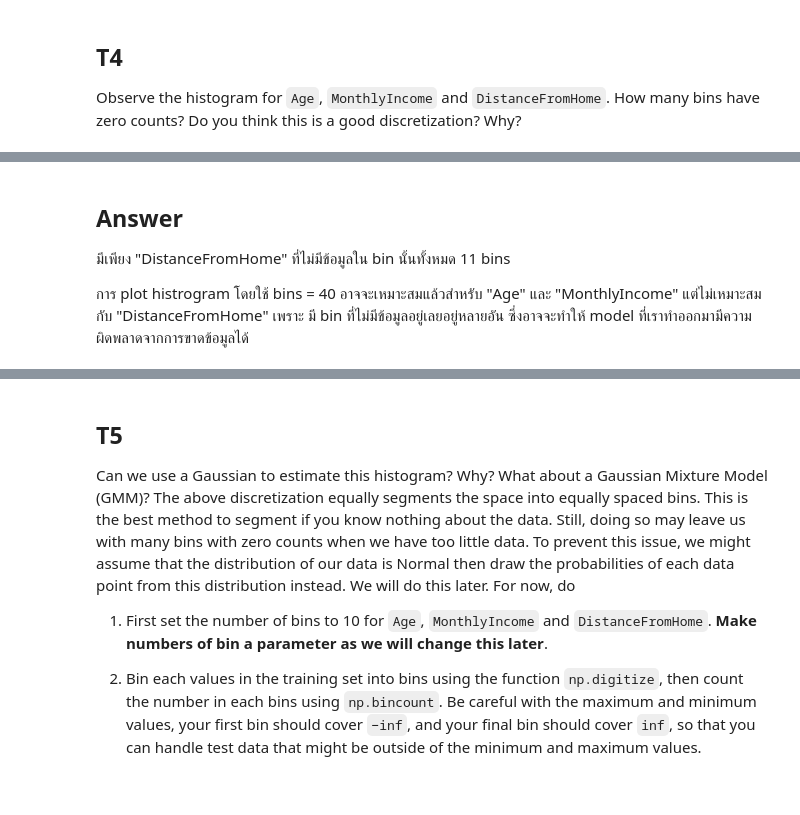
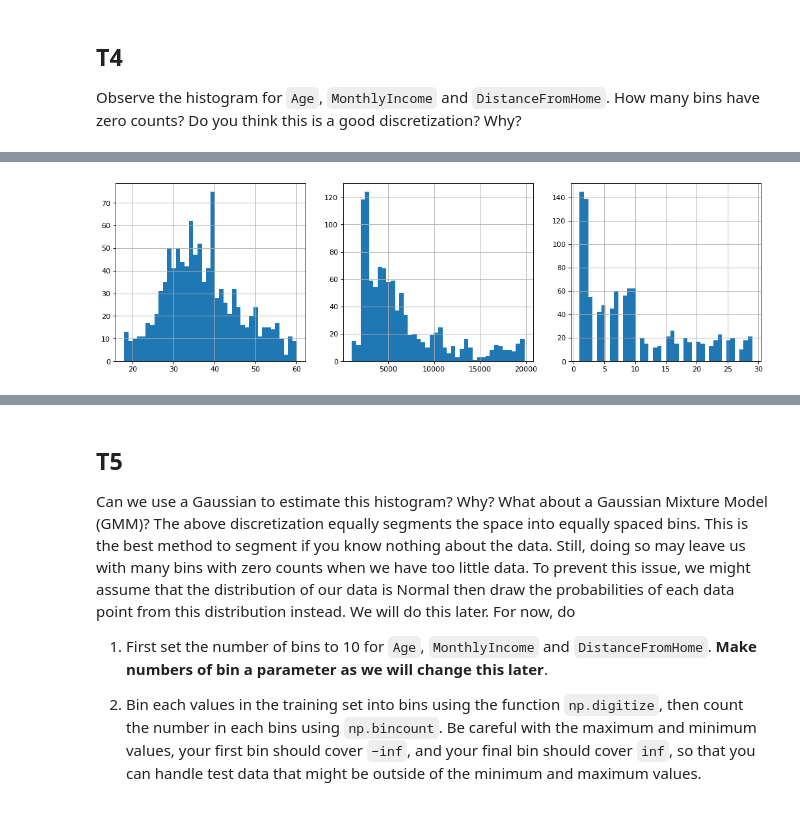
Before and after one commit to saenyakorn/2110573-PATT-RECOG, a Jupyter notebook: HW/HW02/HW02_Saenyakorn_Siangsanoh.ipynb, the cells around one changed output, grey strips where cells are left out. Drawn from its saved outputs; the diff is of its cells as text; code cells hidden in the pictures.

````diff
--- a/HW/HW02/HW02_Saenyakorn_Siangsanoh.ipynb
+++ b/HW/HW02/HW02_Saenyakorn_Siangsanoh.ipynb
@@ -218,13 +219,13 @@ plt.show()
 ```
 # %%
 # Gather training data
-data_url = "./hr-employee-attrition-with-null.csv"
+data_url = "https://raw.githubusercontent.com/ekapolc/pattern_2022/main/HW/HW02/hr-employee-attrition-with-null.csv"
 all_data = pd.read_csv(data_url)
 # %%
 # Convert to codes
 all_data.loc[all_data["Attrition"] == "Yes", "Attrition"] = 1.0
 all_data.loc[all_data["Attrition"] == "No", "Attrition"] = 0.0
-for col in all_data.columns:
+for col in ["Education", "EnvironmentSatisfaction", "JobInvolvement", "JobSatisfaction", "PerformanceRating", "RelationshipSatisfaction", "WorkLifeBalance"]:
   all_data[col] = pd.Categorical(all_data[col]).codes
 # %%
 # Drop unnecessary columns
@@ -275,0 +233,7 @@ test_data.describe()
+# %%
+# Separate data into training and testing
+X_train, X_test, y_train, y_test = train_test_split(all_data, all_data["Attrition"], test_size=0.1, random_state=42, stratify=all_data["Attrition"])
+print("X_train: ", X_train.shape)
+print("X_test: ", X_test.shape)
+print("y_train: ", y_train.shape)
+print("y_test: ", y_test.shape)
@@ -279,18 +248,3 @@ test_data.describe()
 Observe the histogram for `Age`, `MonthlyIncome` and `DistanceFromHome`.
 How many bins have zero counts? Do you think this is a good discretization?
 Why?
-# %%
-bins = 40
-cols = ["Age", "MonthlyIncome", "DistanceFromHome"]
-for i in range(len(cols)):
-  col = cols[i]
-  # remove NaN values
-  is_nan = np.isnan(train_data[col])
-  filtered_train_data = train_data[~is_nan]
-  d = filtered_train_data[col].values
-  hist, bin_edge = np.histogram(d, bins=bins)
-  bins_zero_count = np.count_nonzero(hist == 0)
-  print(col, "bins zero count: ", bins_zero_count)
-  plt.subplot(len(cols), 1, i+1)
-  plt.fill_between(bin_edge.repeat(2)[1:-1], hist.repeat(2), facecolor='blue', alpha=0.7)
-plt.show()
@@ -302,6 +251,10 @@ DistanceFromHome bins zero count:  11
-# %% [markdown]
-## Answer
-
-มีเพียง "DistanceFromHome" ที่ไม่มีข้อมูลใน bin นั้นทั้งหมด 11 bins
-
-การ plot histrogram โดยใช้ bins = 40 อาจจะเหมาะสมแล้วสำหรับ "Age" และ "MonthlyIncome" แต่ไม่เหมาะสมกับ  "DistanceFromHome" เพราะ มี bin ที่ไม่มีข้อมูลอยู่เลยอยู่หลายอัน ซึ่งอาจจะทำให้ model ที่เราทำออกมามีความผิดพลาดจากการขาดข้อมูลได้
+# %%
+bins = 40
+cols = ["Age", "MonthlyIncome", "DistanceFromHome"]
+plt.figure(figsize=(16, 10), dpi=80)
+for i in range(len(cols)):
+  col = cols[i]
+  ax = plt.subplot(2, 3, i+1)
+  X_train[col].hist(bins=bins)
+# %% [output]
+[figure, added]
````
Also changed, not shown: parts of 24 cells of this notebook, 1 other file.
